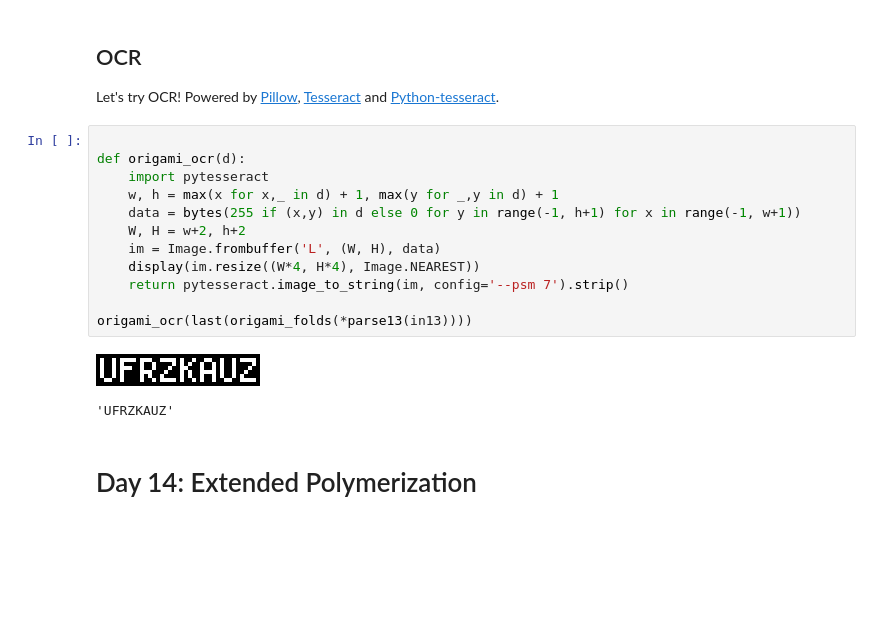
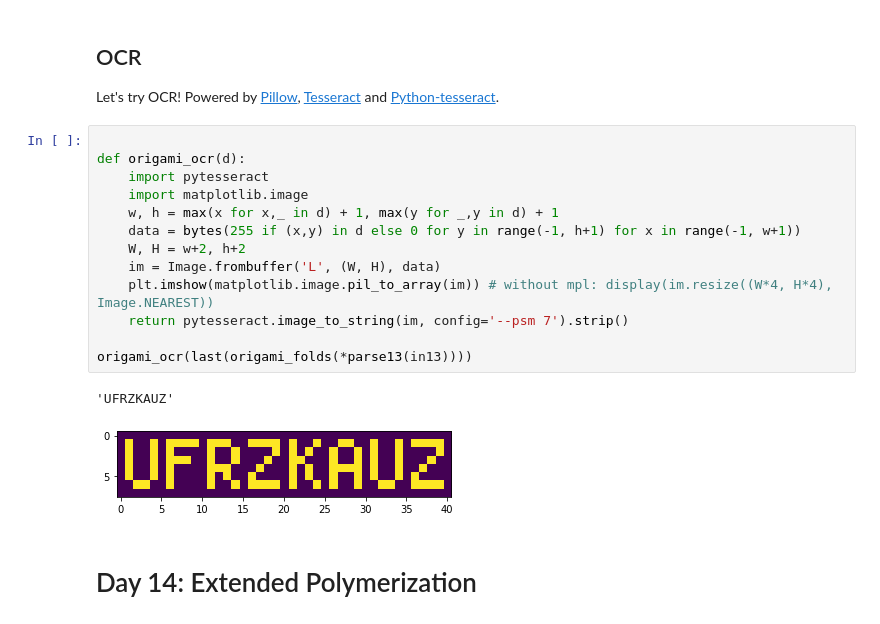
Before and after one commit to shamrin/adventofcode, a Jupyter notebook: 2021/all.ipynb, the cells around one changed output. Cells and saved outputs as stored; diff of their text form; blank space fills up the shorter version.

Commit message:
pillow -> matplotlib for image show

```diff
--- a/2021/all.ipynb
+++ b/2021/all.ipynb
@@ -433,18 +433,19 @@ Let's try OCR! Powered by [Pillow](https://pillow.readthedocs.io/), [Tesseract](
 # %%
 
 def origami_ocr(d):
     import pytesseract
+    import matplotlib.image
     w, h = max(x for x,_ in d) + 1, max(y for _,y in d) + 1
     data = bytes(255 if (x,y) in d else 0 for y in range(-1, h+1) for x in range(-1, w+1))
     W, H = w+2, h+2
     im = Image.frombuffer('L', (W, H), data)
-    display(im.resize((W*4, H*4), Image.NEAREST))
+    plt.imshow(matplotlib.image.pil_to_array(im)) # without mpl: display(im.resize((W*4, H*4), Image.NEAREST))
     return pytesseract.image_to_string(im, config='--psm 7').strip()
 
 origami_ocr(last(origami_folds(*parse13(in13))))
 # %% [output]
+'UFRZKAUZ'
-[figure, old version]
+[figure, new version]
-'UFRZKAUZ'
 # %% [markdown]
 # Day 14: Extended Polymerization
 # %%
```
Also changed, not shown: parts of 2 cells of this notebook.
